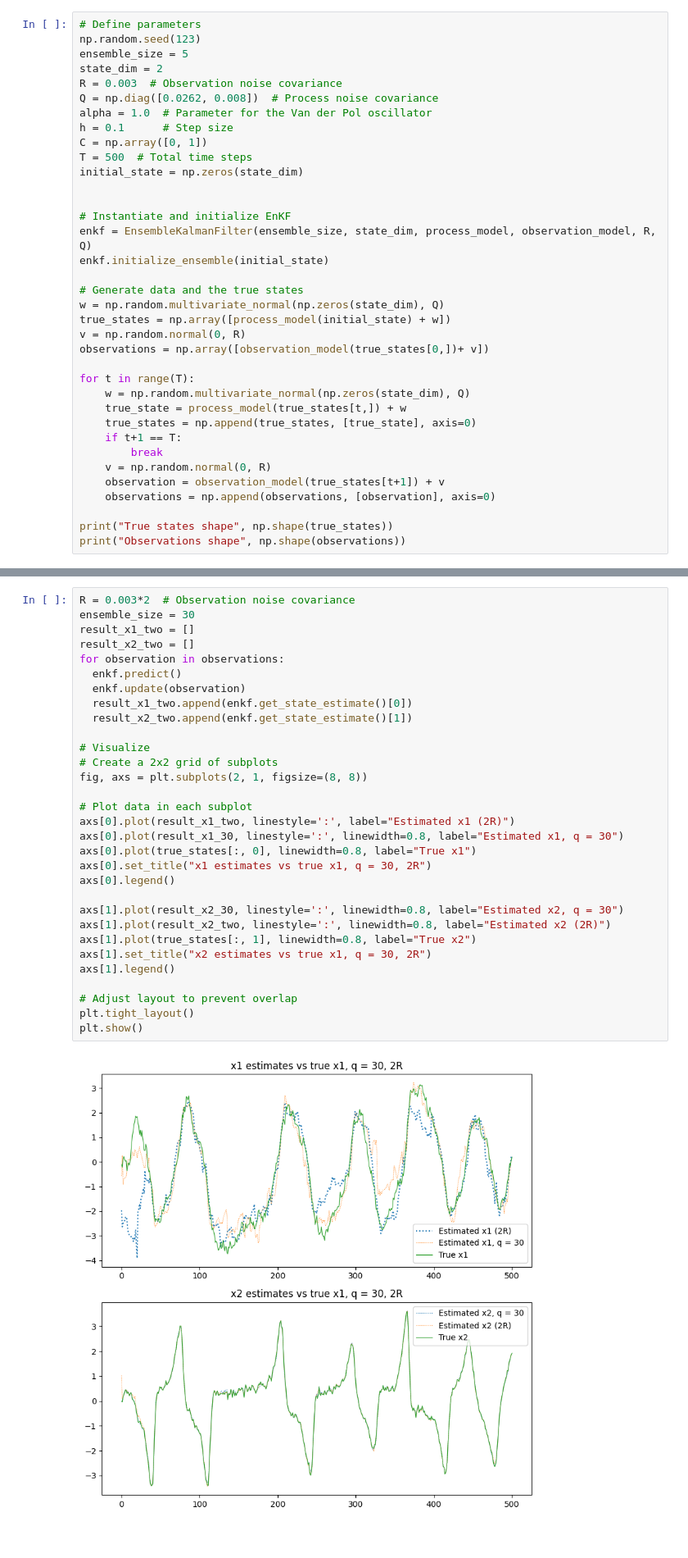
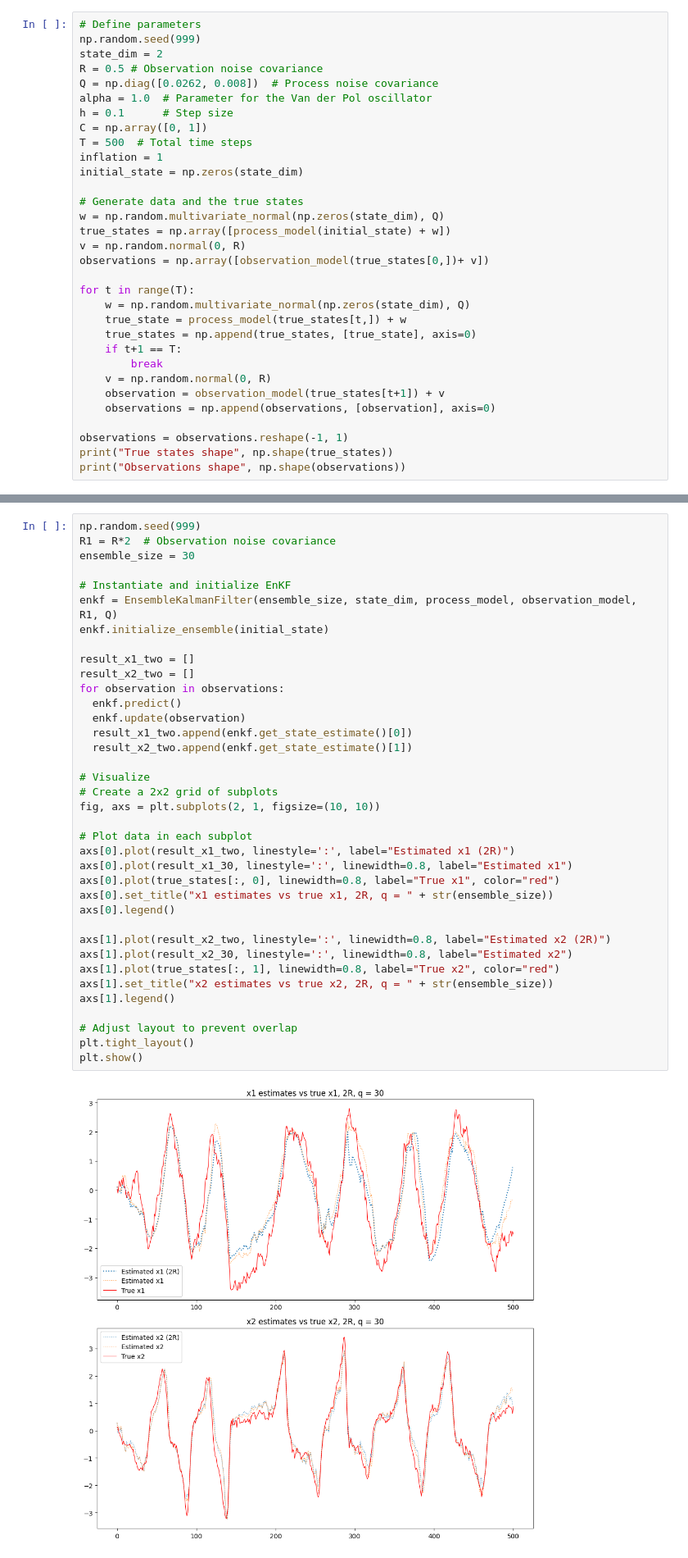
Before and after one commit to JackWang0102/STAT-546-EnFK-Simulation, a Jupyter notebook: EnKF_sim.ipynb, the cells around one changed output, grey strips where cells are left out. Shown at 82% size. Cells and saved outputs as stored; diff of their text form.

```diff
--- a/EnKF_sim.ipynb
+++ b/EnKF_sim.ipynb
@@ -84,20 +139,15 @@ Set the ensemble size to be 5 for later analysis.
 # %%
 # Define parameters
-np.random.seed(123)
-ensemble_size = 5
+np.random.seed(999)
 state_dim = 2
-R = 0.003  # Observation noise covariance
+R = 0.5 # Observation noise covariance
 Q = np.diag([0.0262, 0.008])  # Process noise covariance
 alpha = 1.0  # Parameter for the Van der Pol oscillator
 h = 0.1      # Step size
 C = np.array([0, 1])
 T = 500  # Total time steps
+inflation = 1
 initial_state = np.zeros(state_dim)
-
-
-# Instantiate and initialize EnKF
-enkf = EnsembleKalmanFilter(ensemble_size, state_dim, process_model, observation_model, R, Q)
-enkf.initialize_ensemble(initial_state)
 
 # Generate data and the true states
 w = np.random.multivariate_normal(np.zeros(state_dim), Q)
@@ -115,6 +165,7 @@ for t in range(T):
     observation = observation_model(true_states[t+1]) + v
     observations = np.append(observations, [observation], axis=0)
 
+observations = observations.reshape(-1, 1)
 print("True states shape", np.shape(true_states))
 print("Observations shape", np.shape(observations))
 # %% [output]
@@ -183,34 +267,40 @@ plt.show()
 # %%
-R = 0.003*2  # Observation noise covariance
+np.random.seed(999)
+R1 = R*2  # Observation noise covariance
 ensemble_size = 30
+
+# Instantiate and initialize EnKF
+enkf = EnsembleKalmanFilter(ensemble_size, state_dim, process_model, observation_model, R1, Q)
+enkf.initialize_ensemble(initial_state)
+
 result_x1_two = []
 result_x2_two = []
 for observation in observations:
   enkf.predict()
   enkf.update(observation)
   result_x1_two.append(enkf.get_state_estimate()[0])
   result_x2_two.append(enkf.get_state_estimate()[1])
 
 # Visualize
 # Create a 2x2 grid of subplots
-fig, axs = plt.subplots(2, 1, figsize=(8, 8))
+fig, axs = plt.subplots(2, 1, figsize=(10, 10))
 
 # Plot data in each subplot
 axs[0].plot(result_x1_two, linestyle=':', label="Estimated x1 (2R)")
-axs[0].plot(result_x1_30, linestyle=':', linewidth=0.8, label="Estimated x1, q = 30")
-axs[0].plot(true_states[:, 0], linewidth=0.8, label="True x1")
-axs[0].set_title("x1 estimates vs true x1, q = 30, 2R")
+axs[0].plot(result_x1_30, linestyle=':', linewidth=0.8, label="Estimated x1")
+axs[0].plot(true_states[:, 0], linewidth=0.8, label="True x1", color="red")
+axs[0].set_title("x1 estimates vs true x1, 2R, q = " + str(ensemble_size))
 axs[0].legend()
 
-axs[1].plot(result_x2_30, linestyle=':', linewidth=0.8, label="Estimated x2, q = 30")
 axs[1].plot(result_x2_two, linestyle=':', linewidth=0.8, label="Estimated x2 (2R)")
-axs[1].plot(true_states[:, 1], linewidth=0.8, label="True x2")
-axs[1].set_title("x2 estimates vs true x1, q = 30, 2R")
+axs[1].plot(result_x2_30, linestyle=':', linewidth=0.8, label="Estimated x2")
+axs[1].plot(true_states[:, 1], linewidth=0.8, label="True x2", color="red")
+axs[1].set_title("x2 estimates vs true x2, 2R, q = " + str(ensemble_size))
 axs[1].legend()
 
 # Adjust layout to prevent overlap
 plt.tight_layout()
 plt.show()
 # %% [output]
-[figure, old version]
+[figure, new version]
 # %% [markdown]
```
Also changed, not shown: parts of 31 cells of this notebook.
